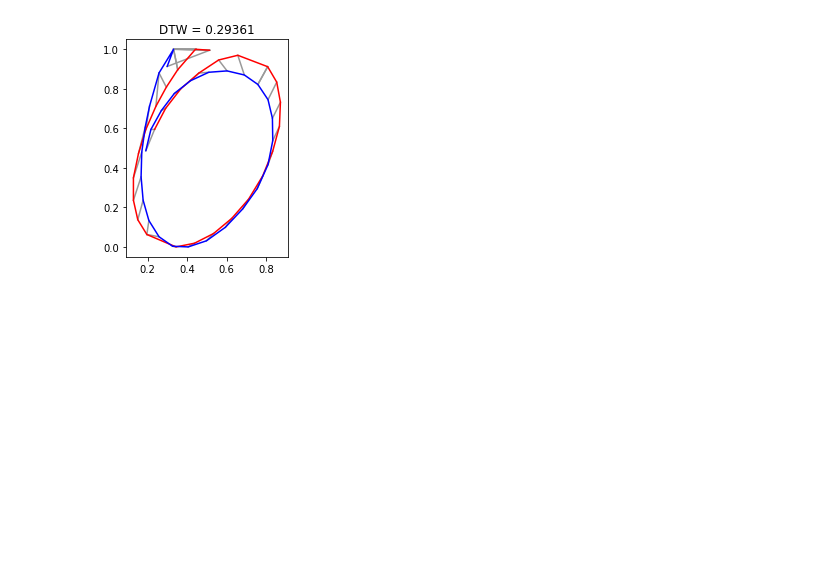
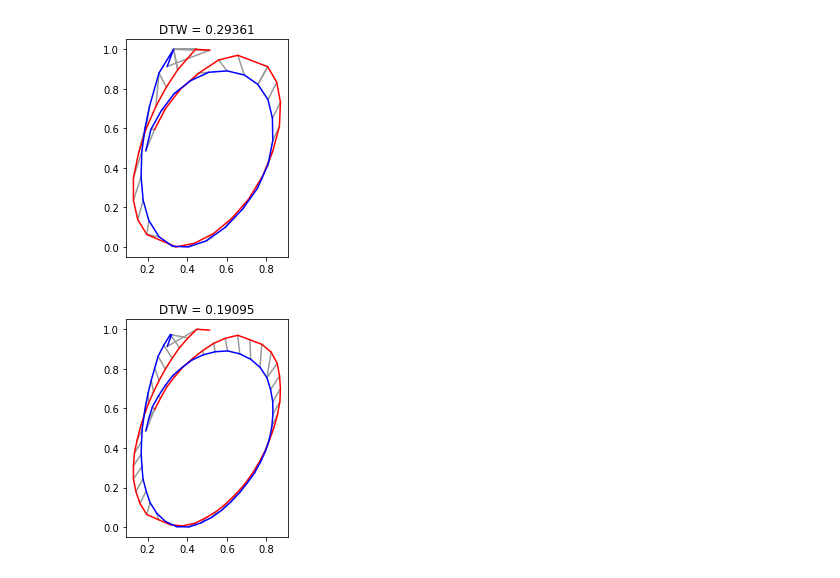
Before and after one commit to markojukic/raketa-online-character-recognition, a Jupyter notebook: example.ipynb, the cells around one changed output. Saved outputs shown, nothing was run; the diff lists cells and outputs as text; code cells hidden in the pictures; blank space fills up the shorter version.

Commit message:
dodao plot nakon resamplinga

```diff
--- a/example.ipynb
+++ b/example.ipynb
@@ -51,10 +51,8 @@ plot_dtw(data[0], data[1])
 [figure]
 # %%
 # Resampling s 50 točaka
-resampled_drawings = np.array(
-    [np.vstack(resample_drawing(drawing, 50).strokes) for drawing in data],
-    dtype=np.float32
-)
-
-# Matrica s DTW udaljenostima
-D = dtw_distance_matrix(resampled_drawings)
+resampled_data = [resample_drawing(drawing, 50) for drawing in data]
+# %%
+plot_dtw(resampled_data[0], resampled_data[1])
+# %% [output]
+[figure, added]
```
Also changed, not shown: parts of 1 cell of this notebook.
